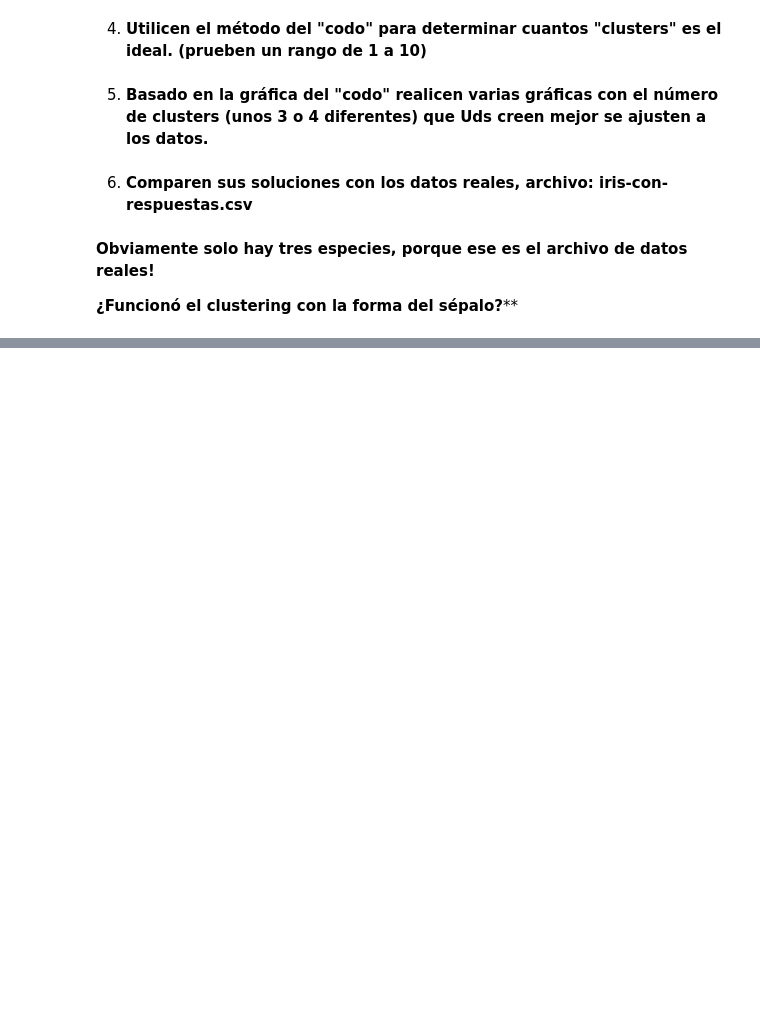
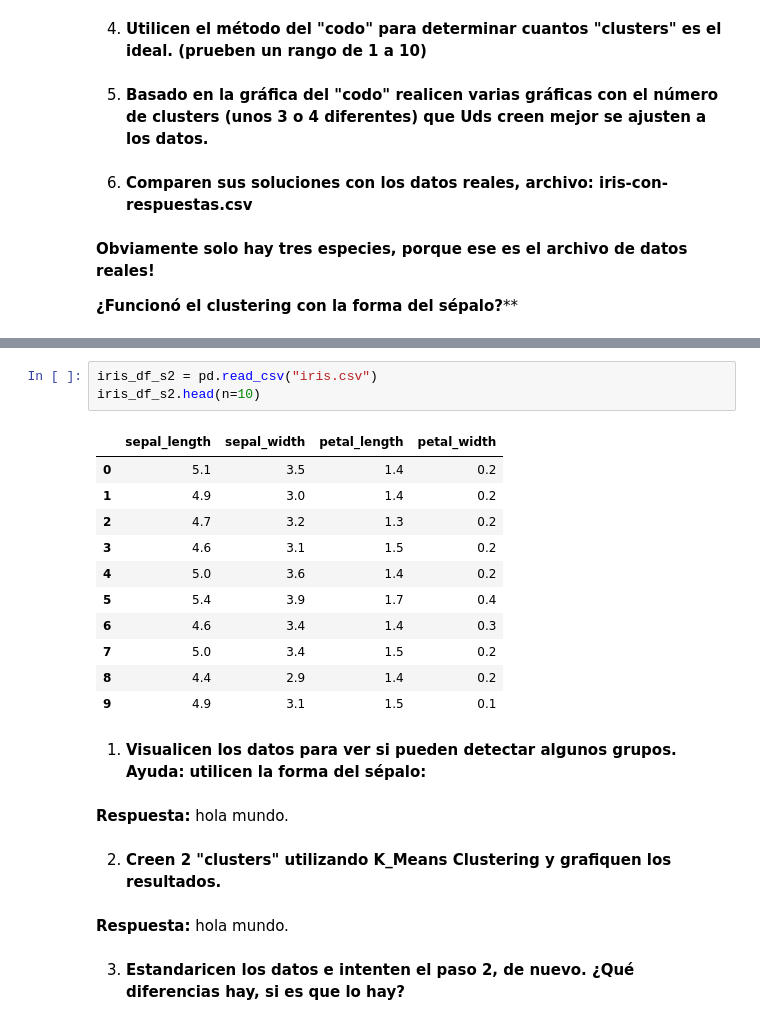
Before and after one commit to JosueSay/DataMining, a Jupyter notebook: ht/h2/lab02.ipynb, the cells around one changed output, grey strips where cells are left out. Cells and saved outputs as stored; diff of their text form; blank space fills up the shorter version.

```diff
--- a/ht/h2/lab02.ipynb
+++ b/ht/h2/lab02.ipynb
@@ -76,0 +80,25 @@ En este caso, parece haber al menos 3 o 4 posibles agrupaciones (separadas por d
+# %%
+iris_df_s2 = pd.read_csv("iris.csv")
+iris_df_s2.head(n=10)
+# %% [output]
+|  | sepal_length | sepal_width | petal_length | petal_width |
+| 0 | 5.1 | 3.5 | 1.4 | 0.2 |
+| 1 | 4.9 | 3.0 | 1.4 | 0.2 |
+| 2 | 4.7 | 3.2 | 1.3 | 0.2 |
+| 3 | 4.6 | 3.1 | 1.5 | 0.2 |
+| 4 | 5.0 | 3.6 | 1.4 | 0.2 |
+| 5 | 5.4 | 3.9 | 1.7 | 0.4 |
+| 6 | 4.6 | 3.4 | 1.4 | 0.3 |
+| 7 | 5.0 | 3.4 | 1.5 | 0.2 |
+| 8 | 4.4 | 2.9 | 1.4 | 0.2 |
+| 9 | 4.9 | 3.1 | 1.5 | 0.1 |
+# %% [markdown]
+1. **Visualicen los datos para ver si pueden detectar algunos grupos. Ayuda: utilicen la forma del sépalo:**
+# %% [markdown]
+**Respuesta:** hola mundo.
+# %% [markdown]
+2. **Creen 2 "clusters" utilizando K_Means Clustering y grafiquen los resultados.**
+# %% [markdown]
+**Respuesta:** hola mundo.
+# %% [markdown]
+3. **Estandaricen los datos e intenten el paso 2, de nuevo. ¿Qué diferencias hay, si es que lo hay?**
```
Also changed, not shown: parts of 10 cells of this notebook.
